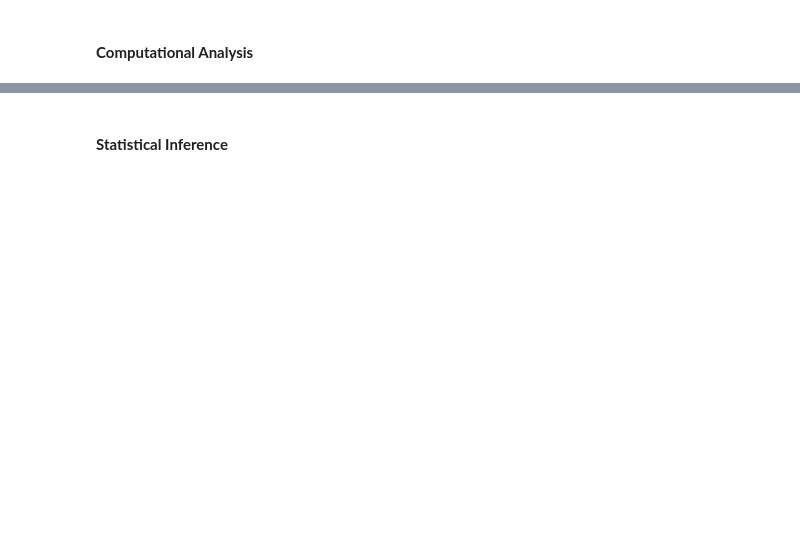
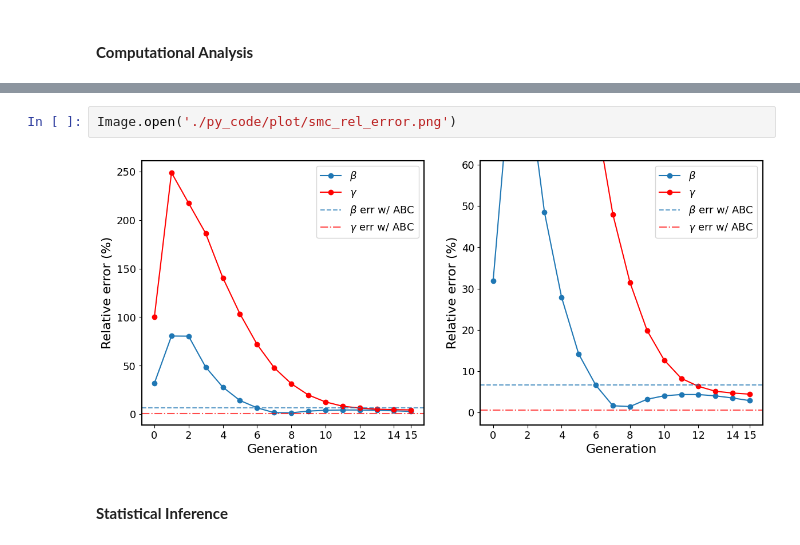
Before and after one commit to Berto70/abc_sir, a Jupyter notebook: final_notebook.ipynb, the cells around one changed output, grey strips where cells are left out. Drawn from its saved outputs; the diff is of its cells as text; blank space fills up the shorter version.

```diff
--- a/final_notebook.ipynb
+++ b/final_notebook.ipynb
@@ -221,2 +234,6 @@ Furthermore we decided to iteratively update the threshold $\varepsilon$ by choo
+# %%
+Image.open('./py_code/plot/smc_rel_error.png')
+# %% [output]
+[figure, added]
 # %% [markdown]
 #### **Statistical Inference**
```
Also changed, not shown: parts of 7 cells of this notebook.
